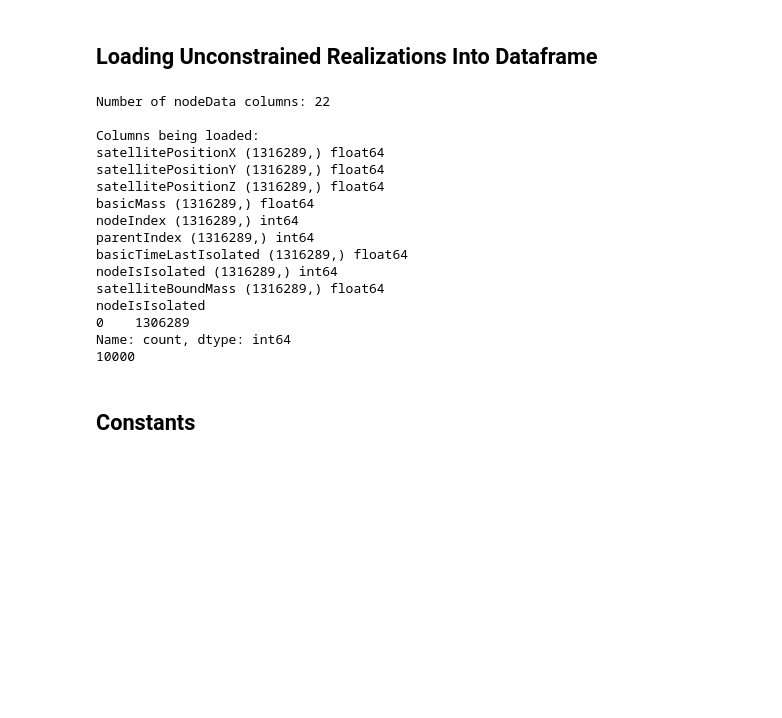
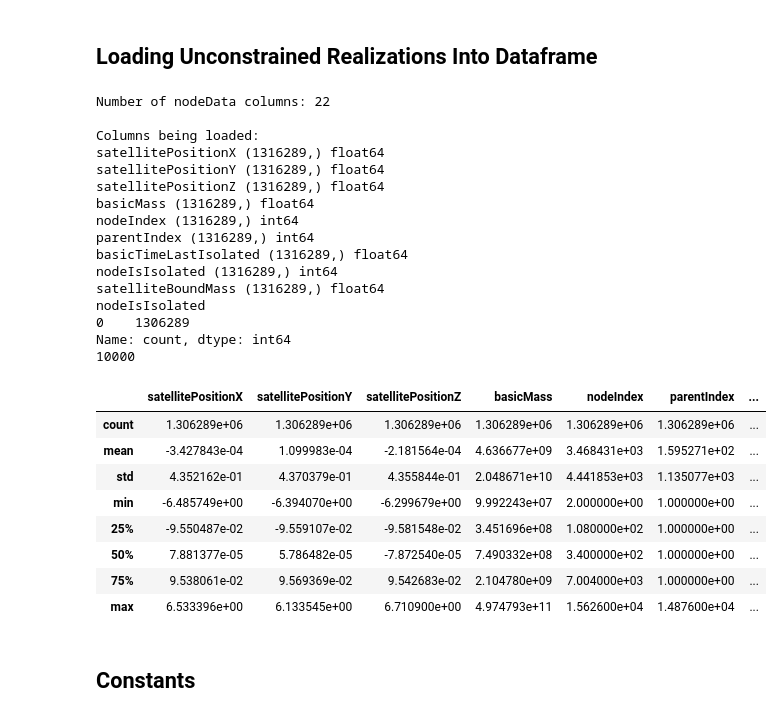
Before and after one commit to Sela-ssie/milkyway, a Jupyter notebook: subhalo_analysis.ipynb, the cells around one changed output. Cells and saved outputs as stored; diff of their text form; code cells hidden in the pictures; blank space fills up the shorter version.

```diff
--- a/subhalo_analysis.ipynb
+++ b/subhalo_analysis.ipynb
@@ -139,34 +147,43 @@ for start, count, idx in zip(tree_start, tree_count, tree_index):
 unconstrained_df["tree_id"] = tree_id
 
 unconstrained_df["absolute_distance"] = np.linalg.norm(
     unconstrained_df[["satellitePositionX", "satellitePositionY", "satellitePositionZ"]].to_numpy(),
     axis=1
 )
 
 unconstrained_df = unconstrained_df[unconstrained_df["nodeIsIsolated"] != 1].reset_index(drop=True)
 
 print(unconstrained_df["nodeIsIsolated"].value_counts())
 print(unconstrained_df["tree_id"].max())
 
 # print(unconstrained_df["absolute_distance"].describe())
-# print(unconstrained_df.describe())
+unconstrained_df.describe()
 # %% [output]
 Number of nodeData columns: 22
 
 Columns being loaded:
 satellitePositionX (1316289,) float64
 satellitePositionY (1316289,) float64
 satellitePositionZ (1316289,) float64
 basicMass (1316289,) float64
 nodeIndex (1316289,) int64
 parentIndex (1316289,) int64
 basicTimeLastIsolated (1316289,) float64
 nodeIsIsolated (1316289,) int64
 satelliteBoundMass (1316289,) float64
 nodeIsIsolated
 0    1306289
 Name: count, dtype: int64
 10000
+|  | satellitePositionX | satellitePositionY | satellitePositionZ | basicMass | nodeIndex | parentIndex | ... |
+| count | 1.306289e+06 | 1.306289e+06 | 1.306289e+06 | 1.306289e+06 | 1.306289e+06 | 1.306289e+06 | ... |
+| mean | -3.427843e-04 | 1.099983e-04 | -2.181564e-04 | 4.636677e+09 | 3.468431e+03 | 1.595271e+02 | ... |
+| std | 4.352162e-01 | 4.370379e-01 | 4.355844e-01 | 2.048671e+10 | 4.441853e+03 | 1.135077e+03 | ... |
+| min | -6.485749e+00 | -6.394070e+00 | -6.299679e+00 | 9.992243e+07 | 2.000000e+00 | 1.000000e+00 | ... |
+| 25% | -9.550487e-02 | -9.559107e-02 | -9.581548e-02 | 3.451696e+08 | 1.080000e+02 | 1.000000e+00 | ... |
+| 50% | 7.881377e-05 | 5.786482e-05 | -7.872540e-05 | 7.490332e+08 | 3.400000e+02 | 1.000000e+00 | ... |
+| 75% | 9.538061e-02 | 9.569369e-02 | 9.542683e-02 | 2.104780e+09 | 7.004000e+03 | 1.000000e+00 | ... |
+| max | 6.533396e+00 | 6.133545e+00 | 6.710900e+00 | 4.974793e+11 | 1.562600e+04 | 1.487600e+04 | ... |
 # %% [markdown]
 ## Constants
 # %%
```
Also changed, not shown: parts of 10 cells of this notebook, 2 other files.
